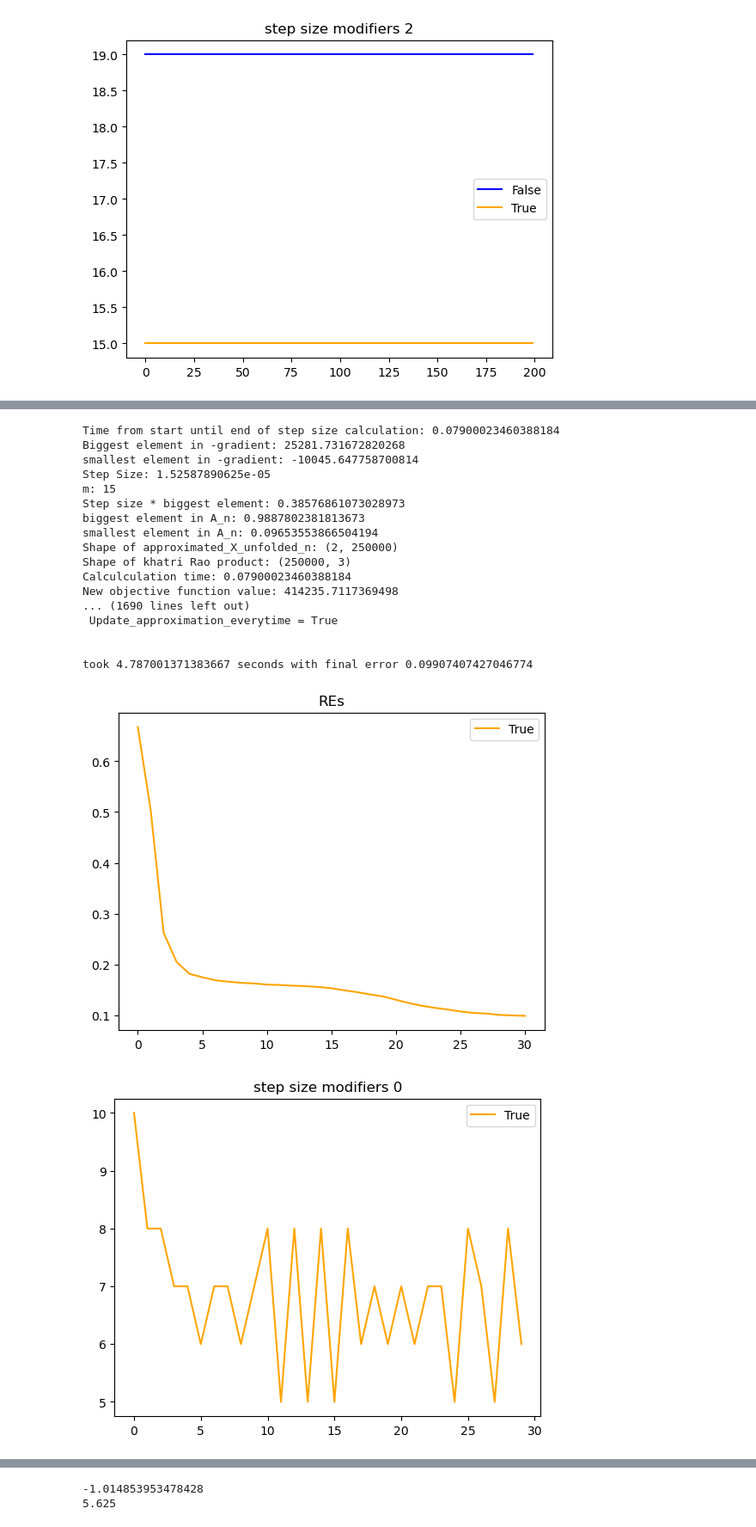
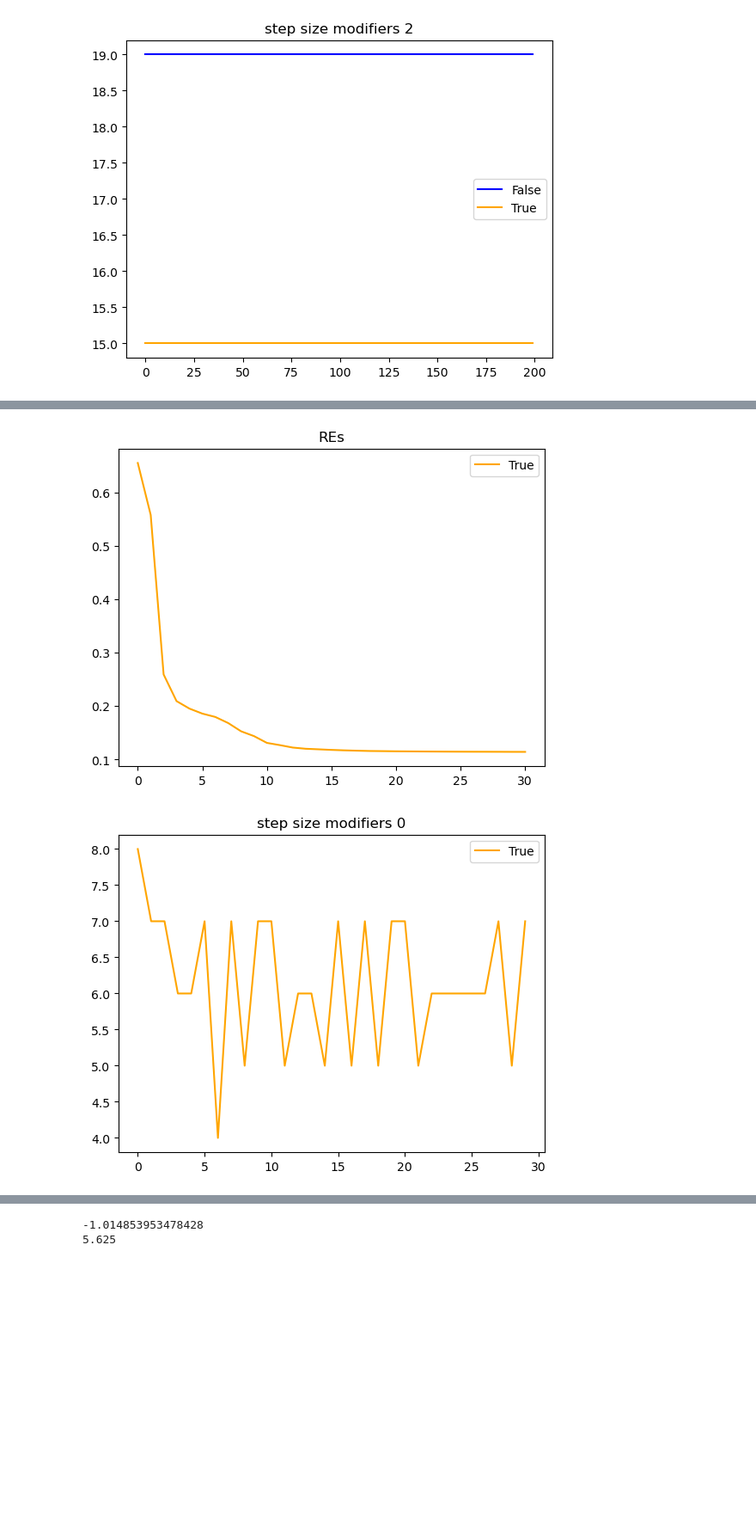
Before and after one commit to IntegrierBar/GeometricTensorFactorization, a Jupyter notebook: Masterarbeit.ipynb, the cells around one changed output, grey strips where cells are left out. Shown: that part at 86% size. Saved outputs shown, nothing was run; the diff lists cells and outputs as text; code cells hidden in the pictures; blank space fills up the shorter version.

```diff
--- a/Masterarbeit.ipynb
+++ b/Masterarbeit.ipynb
@@ -112,7 +112,7 @@ took 6.131999492645264 seconds with final error 0.1465261224953962
 [figure]
 # %%
 # Now lets do some printing
-dimension = (500, 500, 2)
+dimension = (300, 300, 3)
 F = 3
 max_iter = 30
 verbose = True
@@ -162,19 +162,2 @@ Time from start to calculate gradients and first next iterate: 0.012000560760498
-Time from start until end of step size calculation: 0.07900023460388184
-Biggest element in -gradient: 25281.731672820268
-smallest element in -gradient: -10045.647758700814
-Step Size: 1.52587890625e-05
-m: 15
-Step size * biggest element: 0.38576861073028973
-biggest element in A_n: 0.9887802381813673
-smallest element in A_n: 0.09653553866504194
-Shape of approximated_X_unfolded_n: (2, 250000)
-Shape of khatri Rao product: (250000, 3)
-Calculculation time: 0.07900023460388184
-New objective function value: 414235.7117369498
-... (1690 lines left out)
- Update_approximation_everytime = True
-
-
-took 4.787001371383667 seconds with final error 0.09907407427046774
-[figure, old version]
+[figure, new version]
-[figure, old version]
+[figure, new version]
```
Also changed, not shown: parts of 8 cells of this notebook, 1 other file.
